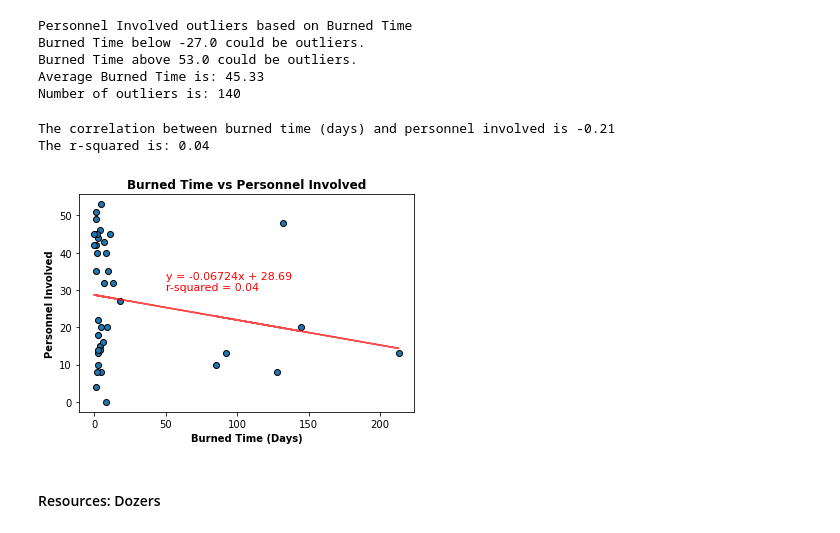
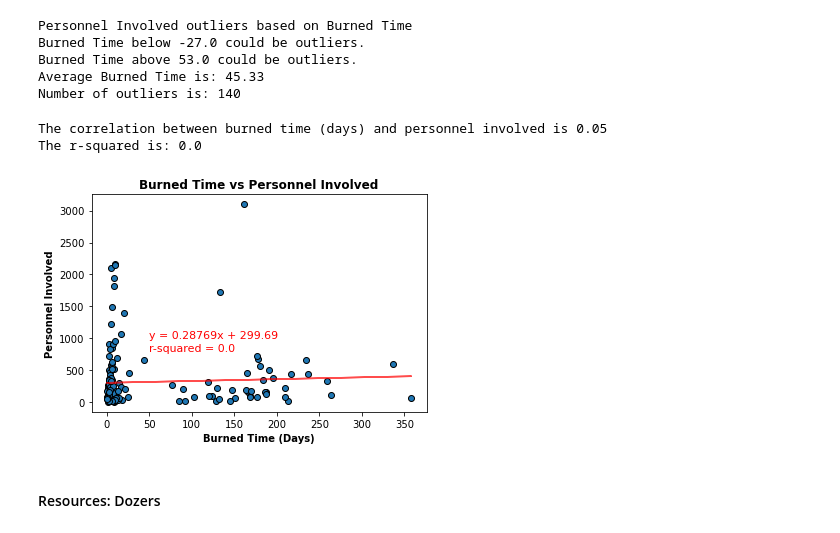
Before and after one commit to jump8621/data-project-I, a Jupyter notebook: ab/correlation/correlation.ipynb, the cells around one changed output. Cells and saved outputs as stored; diff of their text form; code cells hidden in the pictures.

```diff
--- a/ab/correlation/correlation.ipynb
+++ b/ab/correlation/correlation.ipynb
@@ -153,9 +128,13 @@ Burned Time above 53.0 could be outliers.
 Average Burned Time is: 45.33
 Number of outliers is: 140
 # %%
+# Get data from dataframe to plot
+per_inv_t = per_inv_df.loc[per_inv_df['Days Burned']>=0, 'PersonnelInvolved']
+pt_days = per_inv_df.loc[per_inv_df['Days Burned']>=0, 'Days Burned']
+
 # Define x, y values
-pt_x_values = pt_days.drop(pt_outliers.index)
-pt_y_values = per_inv_t.drop(pt_outliers.index)
+pt_x_values = pt_days
+pt_y_values = per_inv_t
 
 # Calculate the correlation
 pt_correlation = round(st.pearsonr(pt_x_values, pt_y_values)[0],2)
@@ -165,38 +144,38 @@ print(f"The correlation between burned time (days) and personnel involved is {pt
 (pt_slope, pt_intercept, pt_rvalue, pt_pvalue, pt_stderr) = st.linregress(pt_x_values, pt_y_values)
 
 # Calculate r-squared
 pt_r_squared = round(pt_rvalue**2,2)
 print(f"The r-squared is: {pt_r_squared}")
 
 # y = mx + b
 pt_regress_values = pt_x_values * pt_slope + pt_intercept
 pt_line_eq = "y = " + str(round(pt_slope,5)) + "x + " + str(round(pt_intercept,2))
 
 # Gernerate scatter chart with liner regression line, equation of line, r-squared value
 plt.scatter(pt_x_values, pt_y_values, edgecolors='black')
 plt.plot(pt_x_values,pt_regress_values, color='r', alpha=0.7)
 
 # Plot the Annotation in the graph
-plt.annotate(pt_line_eq,(50,33), fontsize=11, color="red")
-plt.annotate(f'r-squared = {pt_r_squared}', (50,30), fontsize=11, color="red")
+plt.annotate(pt_line_eq,(50,1000), fontsize=11, color="red")
+plt.annotate(f'r-squared = {pt_r_squared}', (50,800), fontsize=11, color="red")
 
 # Define title and x/y labels
 plt.title('Burned Time vs Personnel Involved', fontweight='bold')
 plt.xlabel('Burned Time (Days)', fontweight='bold')
 plt.ylabel('Personnel Involved', fontweight='bold')
 
 # Save box plot graph to Images folder
 plt.savefig('../Images/time_perinv.png')
 
 # Present the box plot chart
 plt.show()
 
 # To close pyplot
 plt.close()
 # %% [output]
-The correlation between burned time (days) and personnel involved is -0.21
-The r-squared is: 0.04
+The correlation between burned time (days) and personnel involved is 0.05
+The r-squared is: 0.0
-[figure, old version]
+[figure, new version]
 # %% [markdown]
 #### Resources: Dozers
 # %%
```
Also changed, not shown: parts of 3 cells of this notebook, 32 other files.
